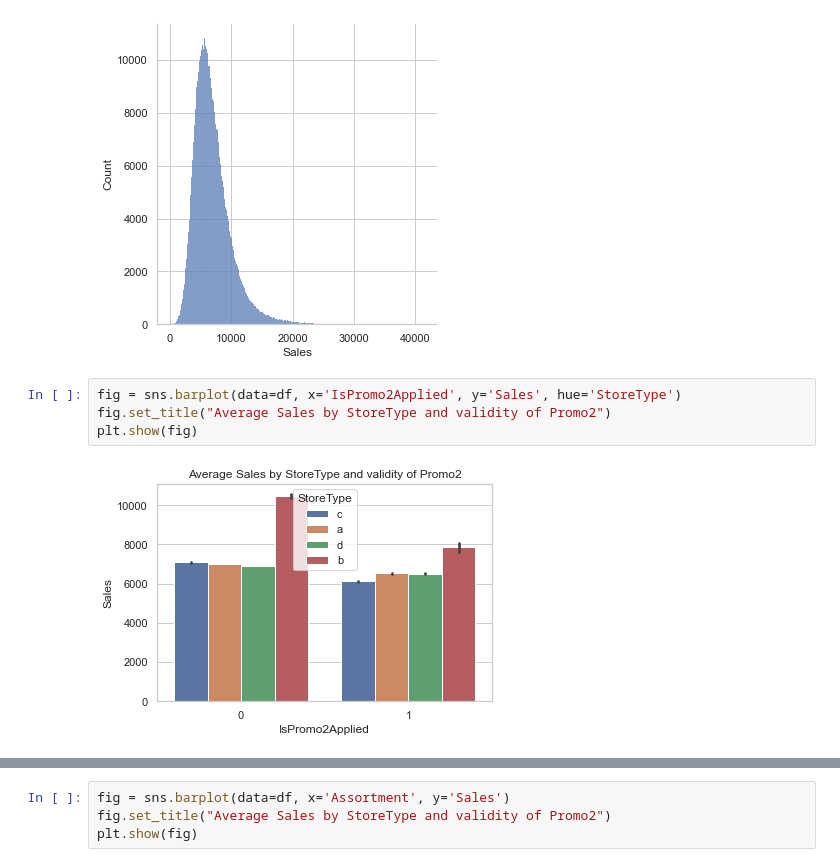
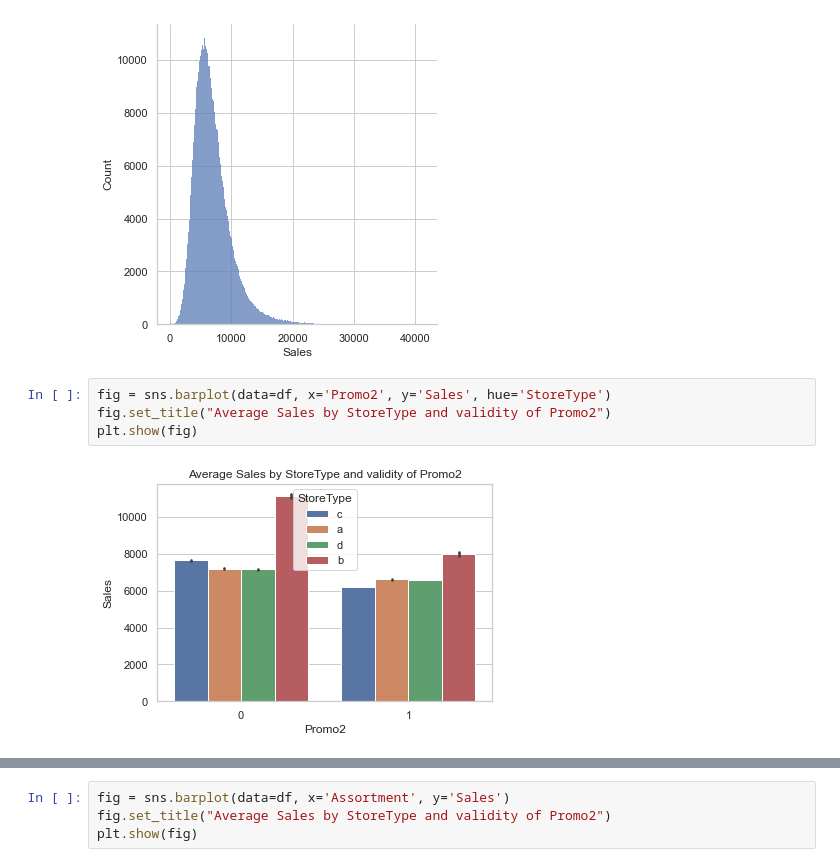
Before and after one commit to kevinassobo/ML_Business_Case, a Jupyter notebook: Notebooks/visualization.ipynb, the cells around one changed output, grey strips where cells are left out. Cells and saved outputs as stored; diff of their text form.

```diff
--- a/Notebooks/visualization.ipynb
+++ b/Notebooks/visualization.ipynb
@@ -33,8 +33,8 @@ sns.displot(df['Sales'])
 <seaborn.axisgrid.FacetGrid at 0x...>
 [figure]
 # %%
-fig = sns.barplot(data=df, x='IsPromo2Applied', y='Sales', hue='StoreType')
+fig = sns.barplot(data=df, x='Promo2', y='Sales', hue='StoreType')
 fig.set_title("Average Sales by StoreType and validity of Promo2")
 plt.show(fig)
 # %% [output]
-[figure, old version]
+[figure, new version]
```
Also changed, not shown: parts of 5 cells of this notebook, 7 other files.
